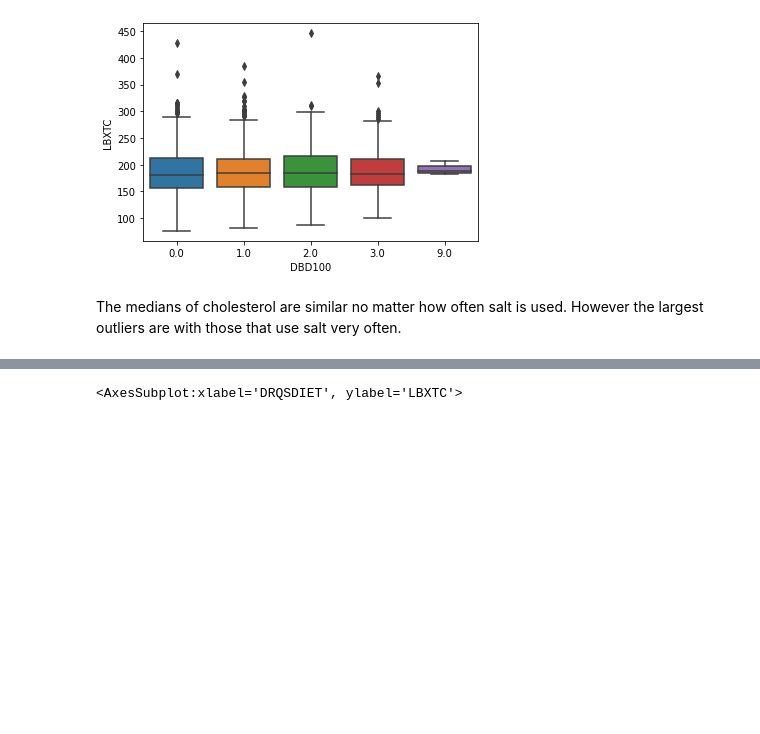
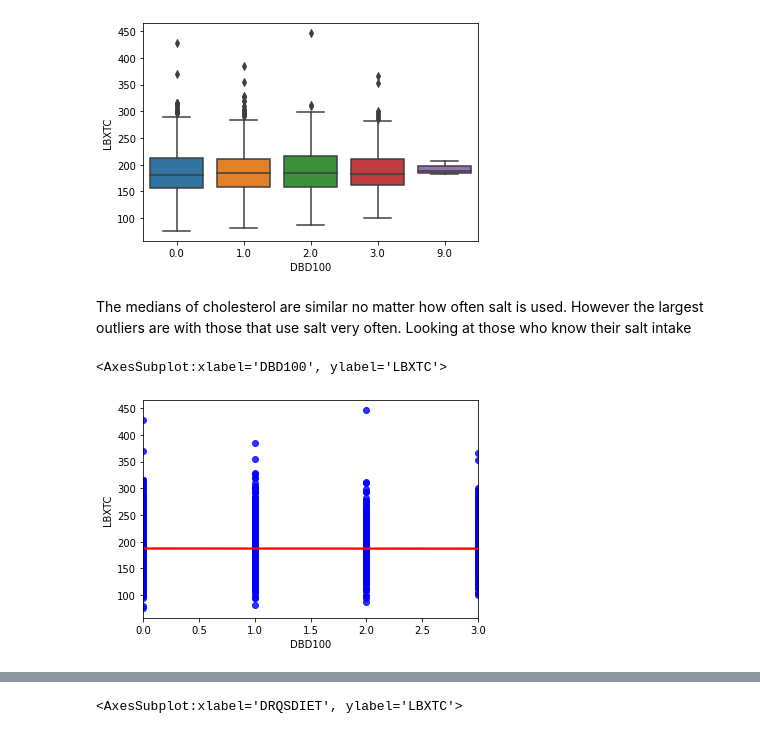
Before and after one commit to mathisme/ThinkfulDSFinalCapstone, a Jupyter notebook: notebooks/EDA.ipynb, the cells around one changed output, grey strips where cells are left out. Drawn from its saved outputs; the diff is of its cells as text; code cells hidden in the pictures; blank space fills up the shorter version.

```diff
--- a/notebooks/EDA.ipynb
+++ b/notebooks/EDA.ipynb
@@ -327,4 +327,9 @@ sns.boxplot(x='DBD100', y='LBXTC', data=diet)
 <AxesSubplot:xlabel='DBD100', ylabel='LBXTC'>
 [figure]
 # %% [markdown]
-The medians of cholesterol are similar no matter how often salt is used.  However the largest outliers are with those that use salt very often.
+The medians of cholesterol are similar no matter how often salt is used.  However the largest outliers are with those that use salt very often. Looking at those who know their salt intake
+# %%
+sns.regplot(x='DBD100',  y='LBXTC', data=diet[diet.DBD100<=3], scatter_kws={"color": "blue"}, line_kws={"color": "red"})
+# %% [output]
+<AxesSubplot:xlabel='DBD100', ylabel='LBXTC'>
+[figure, added]
```
Also changed, not shown: parts of 15 cells of this notebook.
